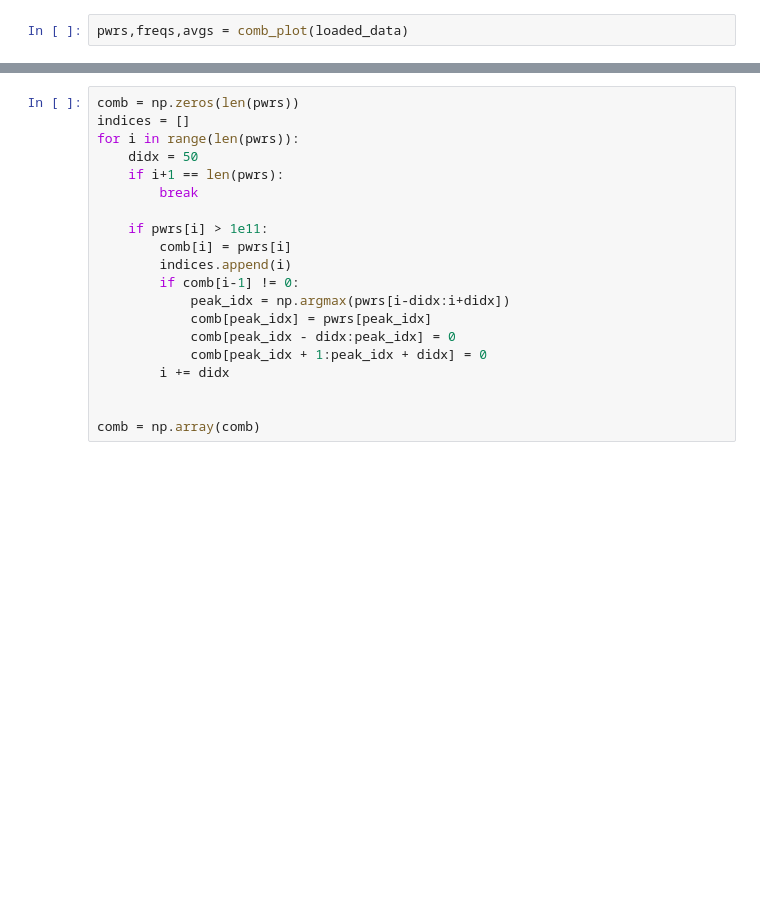
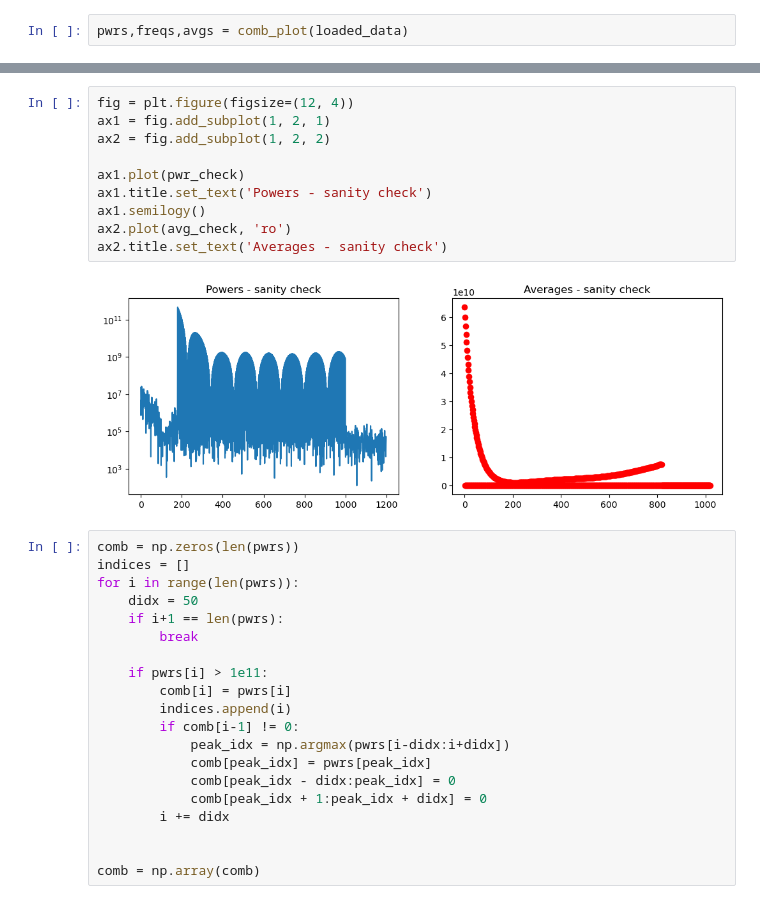
Before and after one commit to lusee-night/notebooks, a Jupyter notebook: calibrator/min_power.ipynb, the cells around one changed output, grey strips where cells are left out. Drawn from its saved outputs; the diff is of its cells as text; blank space fills up the shorter version.

```diff
--- a/calibrator/min_power.ipynb
+++ b/calibrator/min_power.ipynb
@@ -59,3 +55,15 @@ plt.xlim(2e6,2.5e6) # at lowest point consistent combs are all above 1e11
+# %%
+fig = plt.figure(figsize=(12, 4))
+ax1 = fig.add_subplot(1, 2, 1)
+ax2 = fig.add_subplot(1, 2, 2)
+
+ax1.plot(pwr_check)
+ax1.title.set_text('Powers - sanity check')
+ax1.semilogy()
+ax2.plot(avg_check, 'ro')
+ax2.title.set_text('Averages - sanity check')
+# %% [output]
+[figure, added]
 # %%
 comb = np.zeros(len(pwrs))
 indices = []
```
Also changed, not shown: parts of 10 cells of this notebook.
